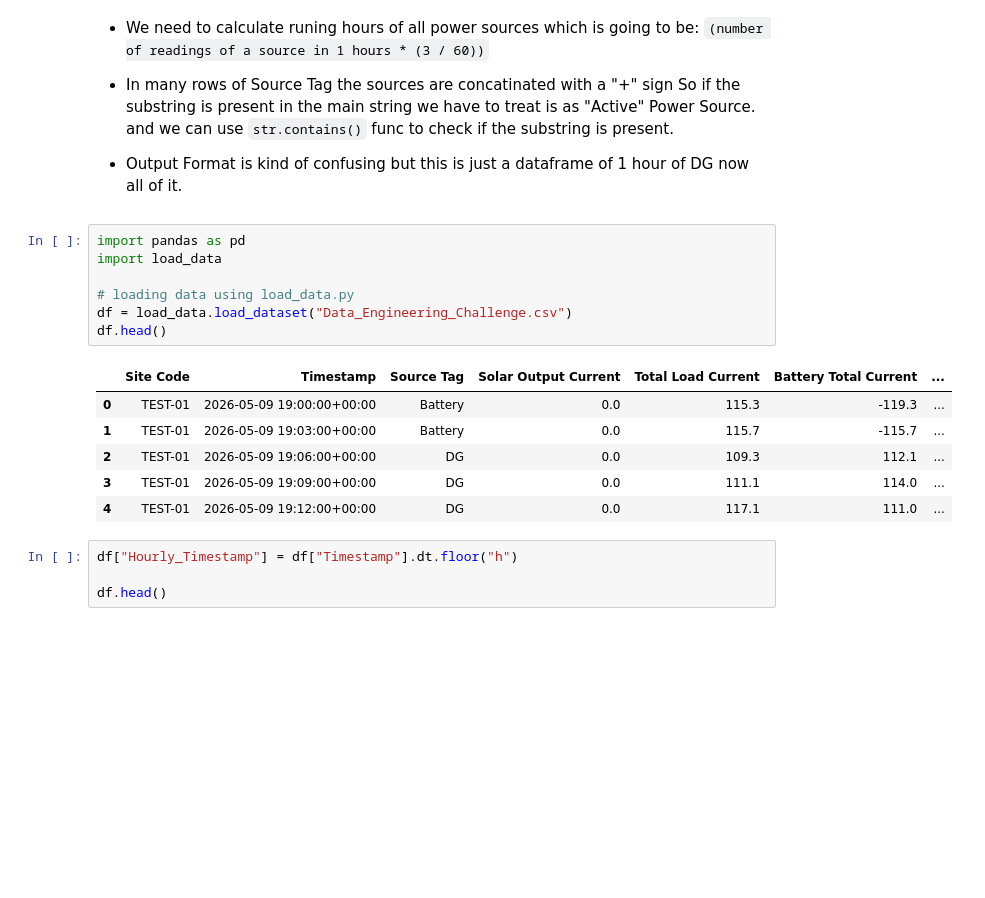
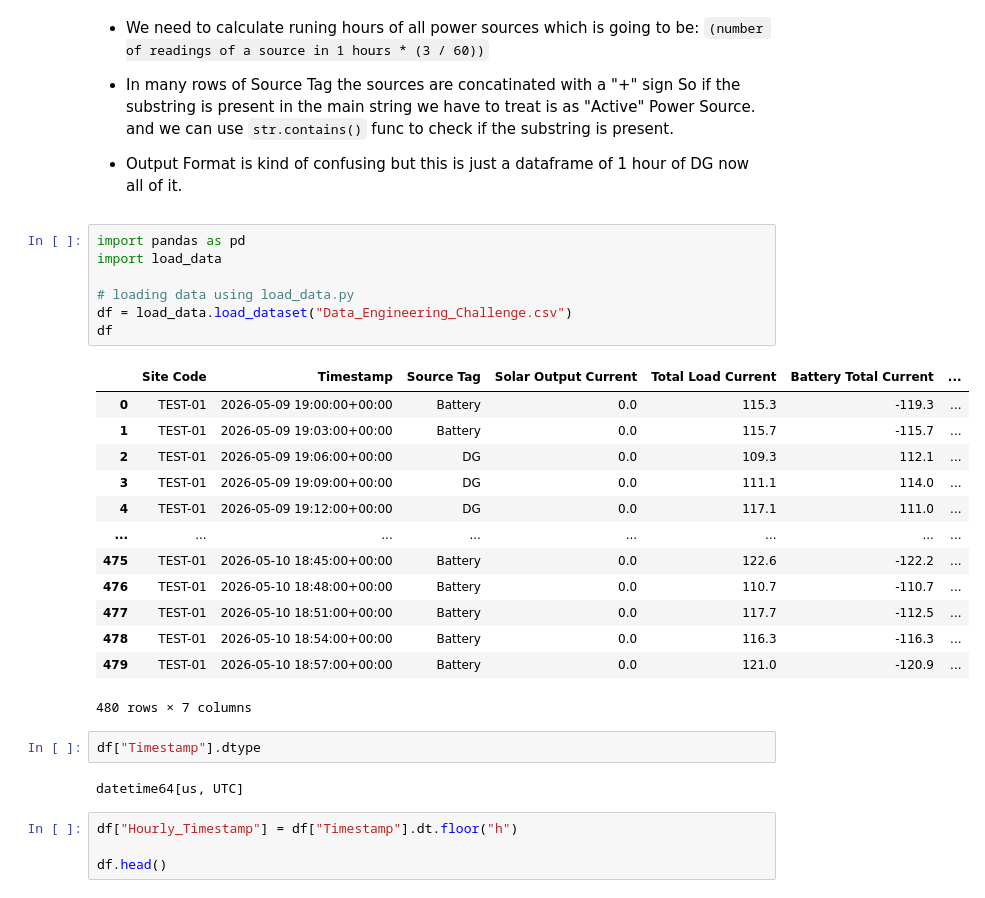
Before and after one commit to AhmadKhanSenpai/data_engineering_challenge, a Jupyter notebook: testing.ipynb, the cells around one changed output. Cells and saved outputs as stored; diff of their text form; blank space fills up the shorter version.

```diff
--- a/testing.ipynb
+++ b/testing.ipynb
@@ -53,17 +53,28 @@ Notes:
 # %%
 import pandas as pd
 import load_data
 
 # loading data using load_data.py
 df = load_data.load_dataset("Data_Engineering_Challenge.csv")
-df.head()
+df
 # %% [output]
 |  | Site Code | Timestamp | Source Tag | Solar Output Current | Total Load Current | Battery Total Current | ... |
 | 0 | TEST-01 | 2026-05-09 19:00:00+00:00 | Battery | 0.0 | 115.3 | -119.3 | ... |
 | 1 | TEST-01 | 2026-05-09 19:03:00+00:00 | Battery | 0.0 | 115.7 | -115.7 | ... |
 | 2 | TEST-01 | 2026-05-09 19:06:00+00:00 | DG | 0.0 | 109.3 | 112.1 | ... |
 | 3 | TEST-01 | 2026-05-09 19:09:00+00:00 | DG | 0.0 | 111.1 | 114.0 | ... |
 | 4 | TEST-01 | 2026-05-09 19:12:00+00:00 | DG | 0.0 | 117.1 | 111.0 | ... |
+| ... | ... | ... | ... | ... | ... | ... | ... |
+| 475 | TEST-01 | 2026-05-10 18:45:00+00:00 | Battery | 0.0 | 122.6 | -122.2 | ... |
+| 476 | TEST-01 | 2026-05-10 18:48:00+00:00 | Battery | 0.0 | 110.7 | -110.7 | ... |
+| 477 | TEST-01 | 2026-05-10 18:51:00+00:00 | Battery | 0.0 | 117.7 | -112.5 | ... |
+| 478 | TEST-01 | 2026-05-10 18:54:00+00:00 | Battery | 0.0 | 116.3 | -116.3 | ... |
+| 479 | TEST-01 | 2026-05-10 18:57:00+00:00 | Battery | 0.0 | 121.0 | -120.9 | ... |
+480 rows × 7 columns
+# %%
+df["Timestamp"].dtype
+# %% [output]
+datetime64[us, UTC]
 # %%
 df["Hourly_Timestamp"] = df["Timestamp"].dt.floor("h")
 
```
Also changed, not shown: parts of 9 cells of this notebook, 2 other files.
